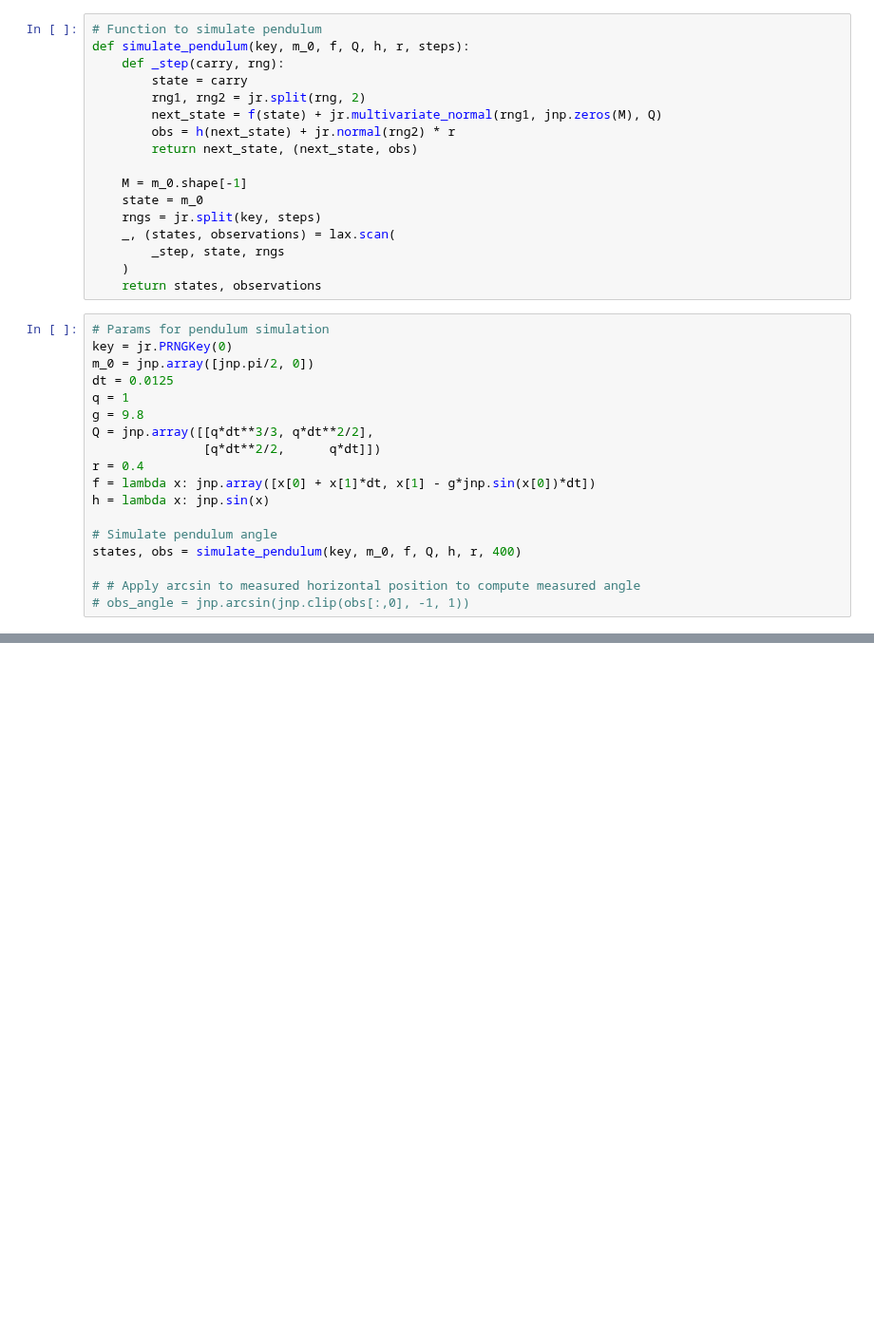
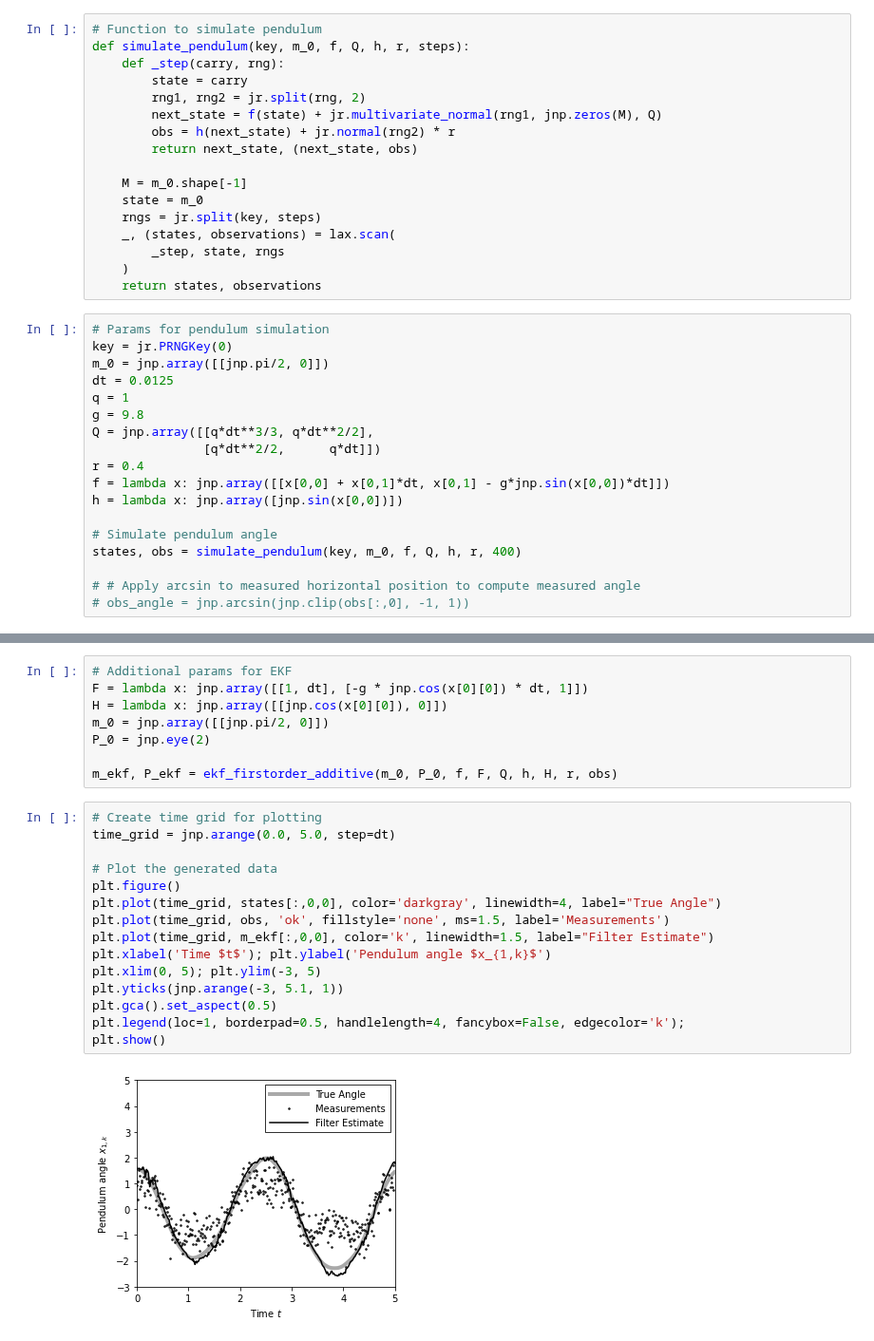
Before and after one commit to petergchang/sarkka-jax, a Jupyter notebook: Ch5.ipynb, the cells around one changed output, grey strips where cells are left out. Shown at 95% size. Saved outputs shown, nothing was run; the diff lists cells and outputs as text; blank space fills up the shorter version.

Commit message:
Finish EKF implementation to replicate Figure 5.1

```diff
--- a/Ch5.ipynb
+++ b/Ch5.ipynb
@@ -50,15 +50,15 @@ def simulate_pendulum(key, m_0, f, Q, h, r, steps):
 # %%
 # Params for pendulum simulation
 key = jr.PRNGKey(0)
-m_0 = jnp.array([jnp.pi/2, 0])
+m_0 = jnp.array([[jnp.pi/2, 0]])
 dt = 0.0125
 q = 1
 g = 9.8
 Q = jnp.array([[q*dt**3/3, q*dt**2/2],
                [q*dt**2/2,      q*dt]])
 r = 0.4
-f = lambda x: jnp.array([x[0] + x[1]*dt, x[1] - g*jnp.sin(x[0])*dt])
-h = lambda x: jnp.sin(x)
+f = lambda x: jnp.array([[x[0,0] + x[0,1]*dt, x[0,1] - g*jnp.sin(x[0,0])*dt]])
+h = lambda x: jnp.array([jnp.sin(x[0,0])])
 
 # Simulate pendulum angle
 states, obs = simulate_pendulum(key, m_0, f, Q, h, r, 400)
@@ -84,0 +116,25 @@ plt.show()
+# %%
+# Additional params for EKF
+F = lambda x: jnp.array([[1, dt], [-g * jnp.cos(x[0][0]) * dt, 1]])
+H = lambda x: jnp.array([[jnp.cos(x[0][0]), 0]])
+m_0 = jnp.array([[jnp.pi/2, 0]])
+P_0 = jnp.eye(2)
+
+m_ekf, P_ekf = ekf_firstorder_additive(m_0, P_0, f, F, Q, h, H, r, obs)
+# %%
+# Create time grid for plotting
+time_grid = jnp.arange(0.0, 5.0, step=dt)
+
+# Plot the generated data
+plt.figure()
+plt.plot(time_grid, states[:,0,0], color='darkgray', linewidth=4, label="True Angle")
+plt.plot(time_grid, obs, 'ok', fillstyle='none', ms=1.5, label='Measurements')
+plt.plot(time_grid, m_ekf[:,0,0], color='k', linewidth=1.5, label="Filter Estimate")
+plt.xlabel('Time $t$'); plt.ylabel('Pendulum angle $x_{1,k}$')
+plt.xlim(0, 5); plt.ylim(-3, 5)
+plt.yticks(jnp.arange(-3, 5.1, 1))
+plt.gca().set_aspect(0.5)
+plt.legend(loc=1, borderpad=0.5, handlelength=4, fancybox=False, edgecolor='k');
+plt.show()
+# %% [output]
+[figure, added]
```
Also changed, not shown: parts of 4 cells of this notebook.
